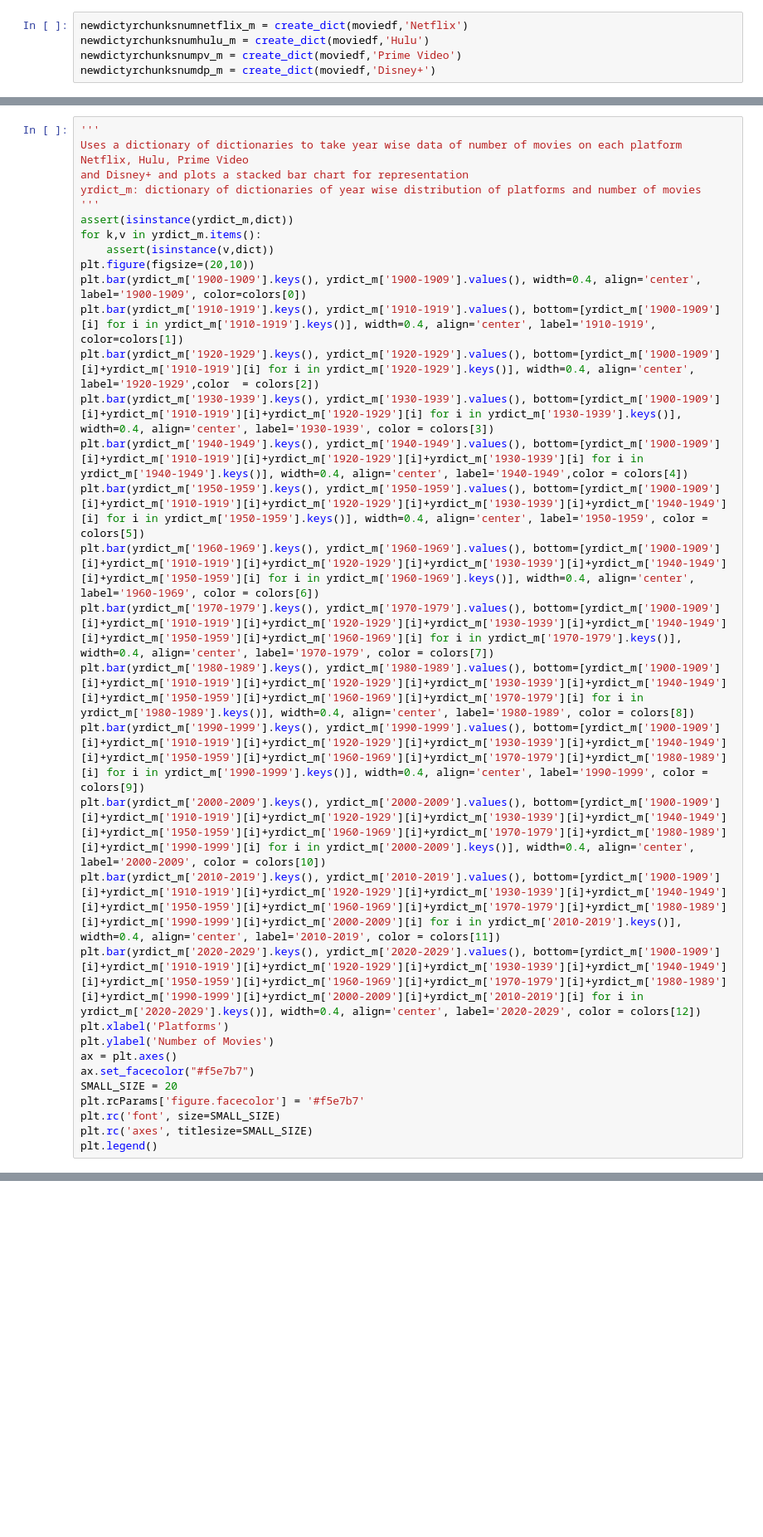
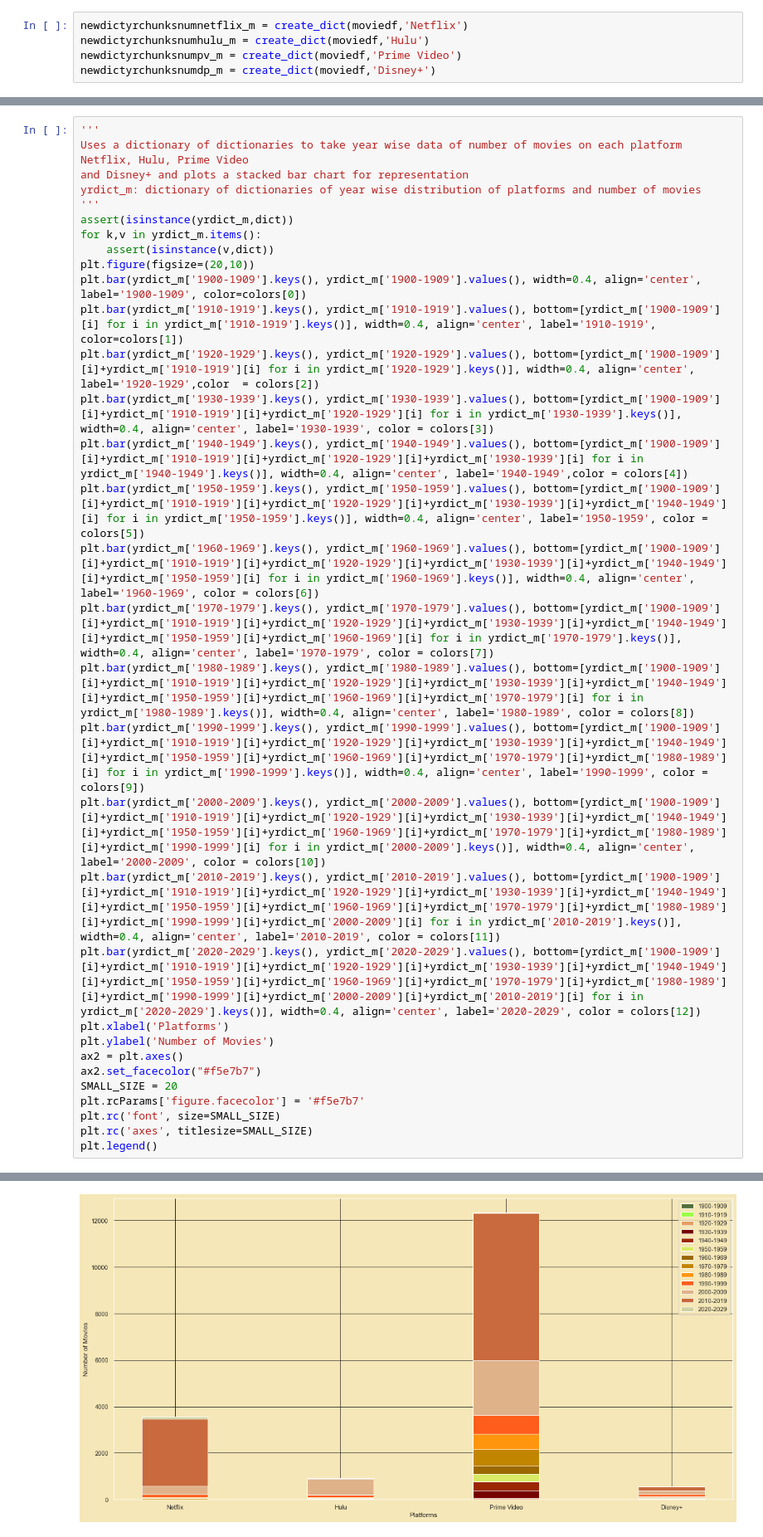
Before and after one commit to kagate/ECE143Project, a Jupyter notebook: DataExploration_1.ipynb, the cells around one changed output, grey strips where cells are left out. Shown at 83% size. Saved outputs shown, nothing was run; the diff lists cells and outputs as text; blank space fills up the shorter version.

Commit message:
ran code to generate plots

```diff
--- a/DataExploration_1.ipynb
+++ b/DataExploration_1.ipynb
@@ -298,10 +298,11 @@ plt.bar(yrdict_m['2010-2019'].keys(), yrdict_m['2010-2019'].values(), bottom=[yr
 plt.bar(yrdict_m['2020-2029'].keys(), yrdict_m['2020-2029'].values(), bottom=[yrdict_m['1900-1909'][i]+yrdict_m['1910-1919'][i]+yrdict_m['1920-1929'][i]+yrdict_m['1930-1939'][i]+yrdict_m['1940-1949'][i]+yrdict_m['1950-1959'][i]+yrdict_m['1960-1969'][i]+yrdict_m['1970-1979'][i]+yrdict_m['1980-1989'][i]+yrdict_m['1990-1999'][i]+yrdict_m['2000-2009'][i]+yrdict_m['2010-2019'][i] for i in yrdict_m['2020-2029'].keys()], width=0.4, align='center', label='2020-2029', color = colors[12])
 plt.xlabel('Platforms')
 plt.ylabel('Number of Movies')
-ax = plt.axes()
-ax.set_facecolor("#f5e7b7")
+ax2 = plt.axes()
+ax2.set_facecolor("#f5e7b7")
 SMALL_SIZE = 20
 plt.rcParams['figure.facecolor'] = '#f5e7b7'
 plt.rc('font', size=SMALL_SIZE)
 plt.rc('axes', titlesize=SMALL_SIZE)
 plt.legend()
+# %% [output]
@@ -308,3 +310,4 @@ plt.legend()
+[figure, added]
 # %%
 '''
 Uses a dictionary of dictionaries to take year wise data of number of TV Shows on each platform Netflix, Hulu, Prime Video
```
Also changed, not shown: parts of 6 cells of this notebook.
